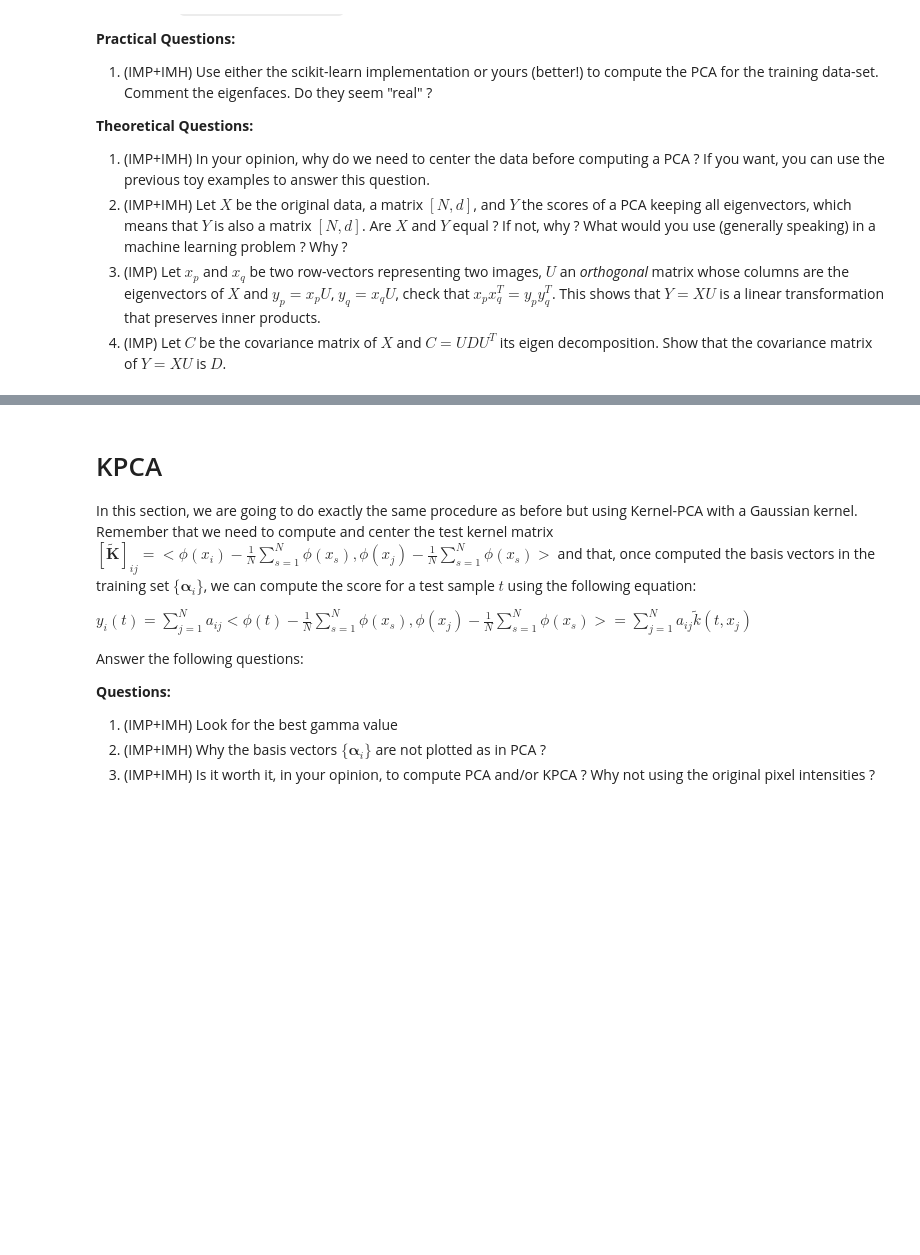
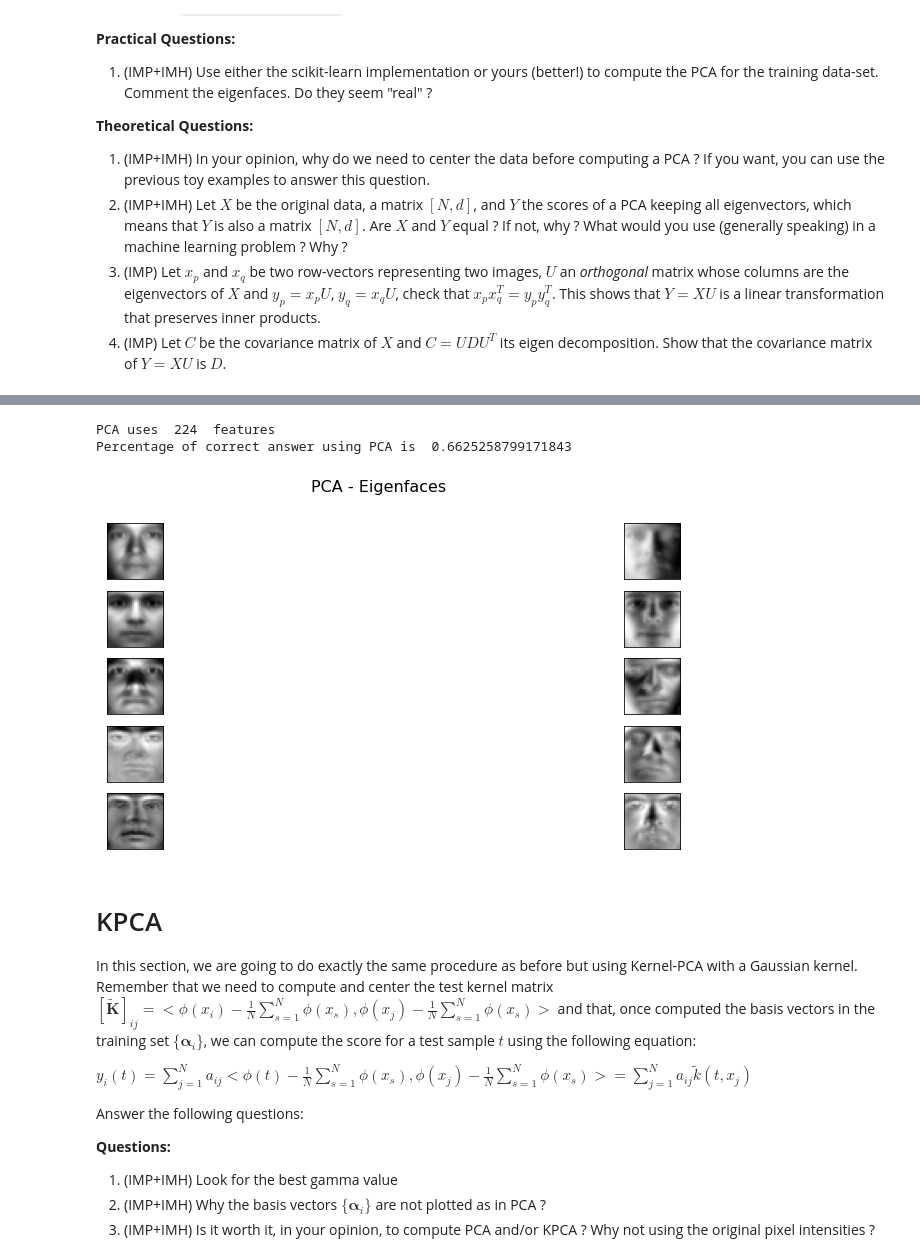
Before and after one commit to Eidantz/Machine-Learning-for-Bioimaging, a Jupyter notebook: TP1 - Unsupervised Learning/TP_Unsupervised_1_FaceRecognition.ipynb, the cells around one changed output, grey strips where cells are left out. Cells and saved outputs as stored; diff of their text form; code cells hidden in the pictures; blank space fills up the shorter version.

```diff
--- a/TP1 - Unsupervised Learning/TP_Unsupervised_1_FaceRecognition.ipynb
+++ b/TP1 - Unsupervised Learning/TP_Unsupervised_1_FaceRecognition.ipynb
@@ -41,7 +44,3 @@ from scipy.stats import ortho_group
 from scipy.io import loadmat
 # %% [markdown]
 Here you can copy the functions `pcaLecture`, `KpcaGaussianLecture` and `FastICALecture` implemented in the previous jupyter-notebook.
-# %%
-# For IMP
-def pcaLecture(X):
-    XXXXXXX
@@ -249,3 +441,34 @@ XXXXXXXXXXX
+# %%
+# For IMP
+## PCA (your implementation)
+YpcaTrain,UpcaTrain,_,var_explained_pca=pcaLecture(Xtrain)
+UpcaTrain=UpcaTrain.T
+# Threshold defined as 99% of the variability
+Threshold_PCA = 99
+CumulativePca=np.cumsum(var_explained_pca)
+indexPCA=np.argwhere(CumulativePca>Threshold_PCA)
+PCAComp=indexPCA[0][0]
+
+print('PCA uses ', PCAComp, ' features')
+
+# Selection of the eigenvectors
+Yr_train_PCA=YpcaTrain[:,:PCAComp]
+Ur_train_PCA=UpcaTrain[:,:PCAComp]
+
+# Computation of the test scores using the eigenvectors computed with the
+# training data-set
+Yr_test_PCA=np.dot(Xctest,Ur_train_PCA)
+
+# Plot the Eigenfaces
+plotFaces(UpcaTrain,r,c,ncol=2,indeces=np.arange(0,10,1),title='PCA - Eigenfaces')
+
+# Score
+NN.fit(Yr_train_PCA,Id_Train.ravel())
+print('Percentage of correct answer using PCA is ', NN.score(Yr_test_PCA,Id_Test))
+# %% [output]
+PCA uses  224  features
+Percentage of correct answer using PCA is  0.6625258799171843
+[figure, added]
 # %% [markdown]
 # KPCA
 
```
Also changed, not shown: parts of 24 cells of this notebook.
